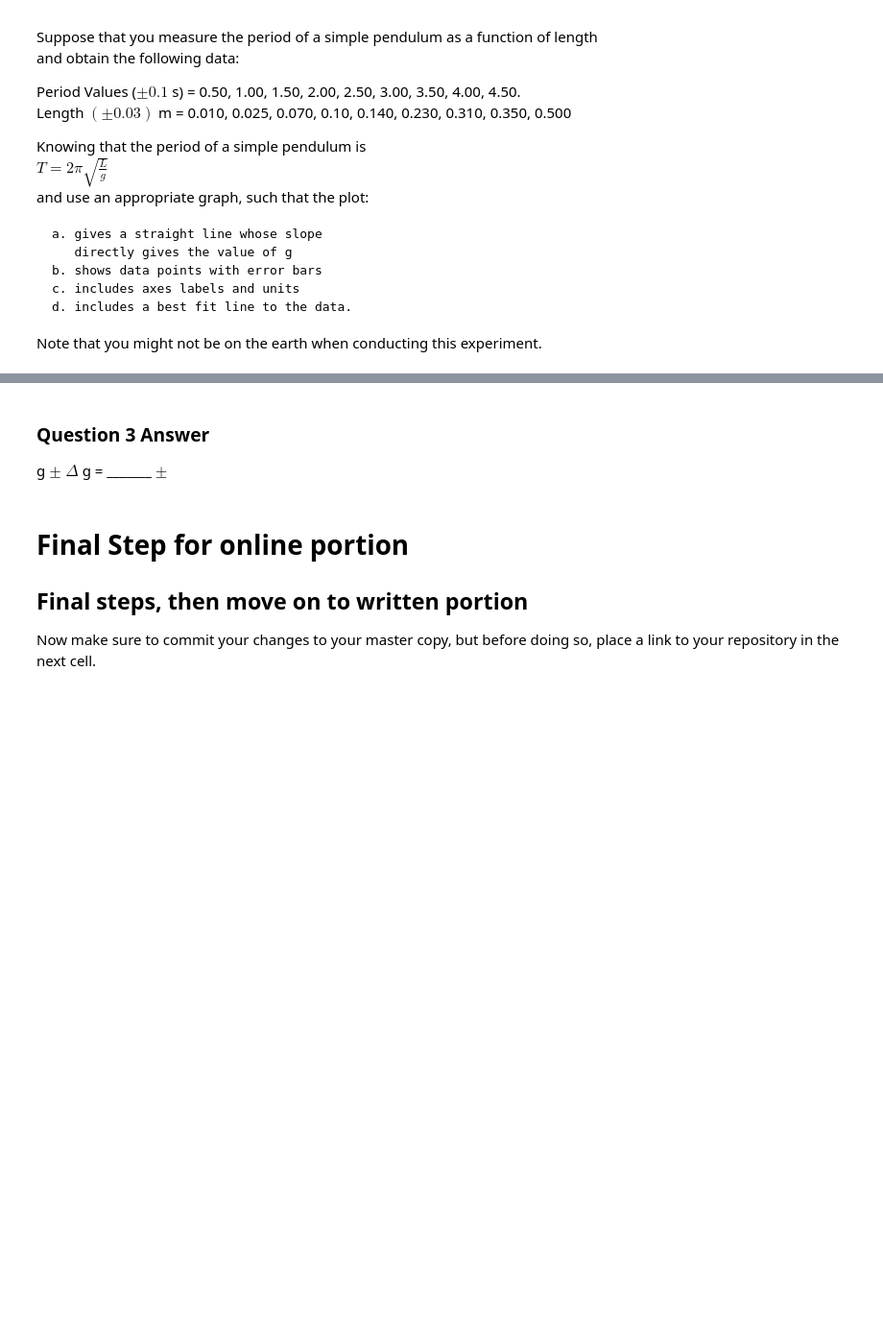
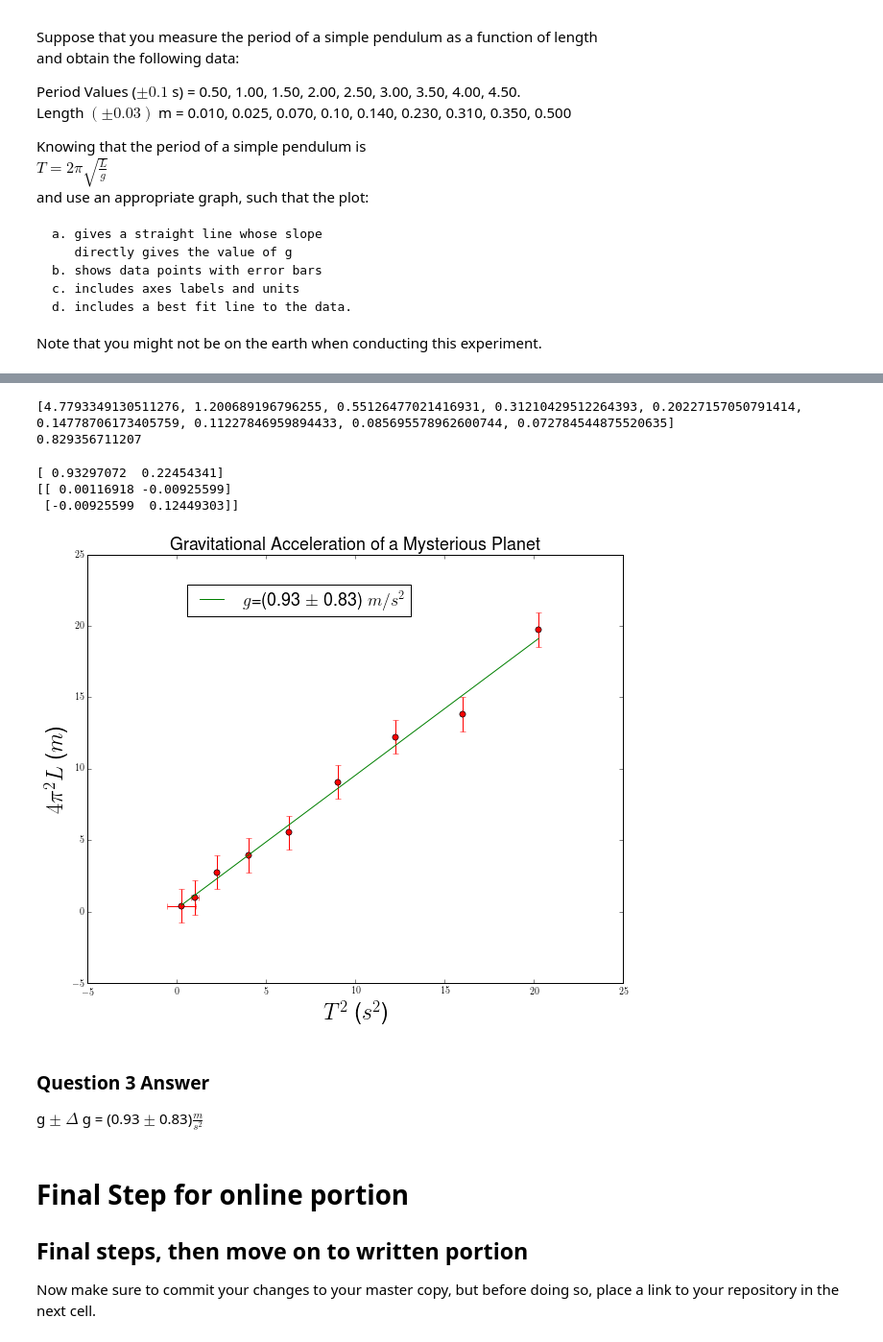
Before and after one commit to KatherineHendrick/240-Final-Exam, a Jupyter notebook: HendrickKateAnswers.ipynb, the cells around one changed output, grey strips where cells are left out. Shown at 96% size. Saved outputs shown, nothing was run; the diff lists cells and outputs as text; code cells hidden in the pictures; blank space fills up the shorter version.

```diff
--- a/HendrickKateAnswers.ipynb
+++ b/HendrickKateAnswers.ipynb
@@ -66,6 +72,6 @@ np.average(raptordata)
 # %%
 
 for i in range(len(raptordata)):
-    rms = ((1.41-raptordata[i])**2)/(len(raptordata)-1)
+    rms = np.sqrt(((1.41-raptordata[i])**2)/(len(raptordata)-1))
 print (rms)
 # %% [output]
@@ -123,7 +138,59 @@ edit this cell to describe your solution method.
+# %%
+def linearFit(t, m, b):
+    return m*t + b
+
+
+T = [0.50, 1.00, 1.50, 2.00, 2.50, 3.00, 3.50, 4.00, 4.50]
+L = [ 0.010, 0.025, 0.070, 0.10, 0.140, 0.230, 0.310, 0.350, 0.500]
+y = []
+x = []
+dy = 4*np.pi**2*0.03
+dx = []
+dg = []
+
+
+
+for i in range(len(T)):
+    y.append(4*np.pi**2*L[i])
+    x.append(T[i]**2)
+    dx.append(0.2/(T[i]**2))
+    dg.append((4*np.pi**2)*np.sqrt(((0.03/(T[i]**2))**2)+(0.1*2*L[i]*(T[i]**(-3)))**2))
+
+y = np.array(y)
+x = np.array(x)
+dx = np.array(dx)
+
+#print (dy)
+#print (dx)
+print (dg)
+print (np.average(dg))
+# %% [output]
+[4.7793349130511276, 1.200689196796255, 0.55126477021416931, 0.31210429512264393, 0.20227157050791414, 0.14778706173405759, 0.11227846959894433, 0.085695578962600744, 0.072784544875520635]
+0.829356711207
+# %%
+fitParams, fitCovariances = curve_fit(linearFit, x, y)
+print(fitParams)
+print(fitCovariances)
+# %% [output]
+[ 0.93297072  0.22454341]
+[[ 0.00116918 -0.00925599]
+ [-0.00925599  0.12449303]]
+# %%
+plt.plot(x, y, 'o')
+plt.title('Gravitational Acceleration of a Mysterious Planet', fontsize = 18)
+plt.xlabel('$T^2$ ($s^2$)', fontsize=24)
+plt.ylabel('$4 \pi^2 L$ ($m$)', fontsize=24)
+plt.errorbar(x, y, fmt = 'ro', xerr= dx, yerr = dy)
+#x error bars, apart from the first one, are all too small to be seen. I printed the values two lines above for verification.
+plt.plot(x, linearFit(x, fitParams[0], fitParams[1]), label='$g$=(0.93  $\pm$ 0.83) $m/s^2$')
+plt.legend(bbox_to_anchor=(0.62,0.95), fontsize = 18)
+plt.show()
+# %% [output]
+[figure, added]
 # %% [markdown]
 ### Question 3 Answer
 
-g $\pm\;\Delta$ g = _______ $\pm$
+g $\pm\;\Delta$ g = (0.93 $\pm$ 0.83)$\frac{m}{s^2}$
 # %% [markdown]
 # Final Step for online portion
 ## Final steps, then move on to written portion
```
Also changed, not shown: parts of 13 cells of this notebook.
